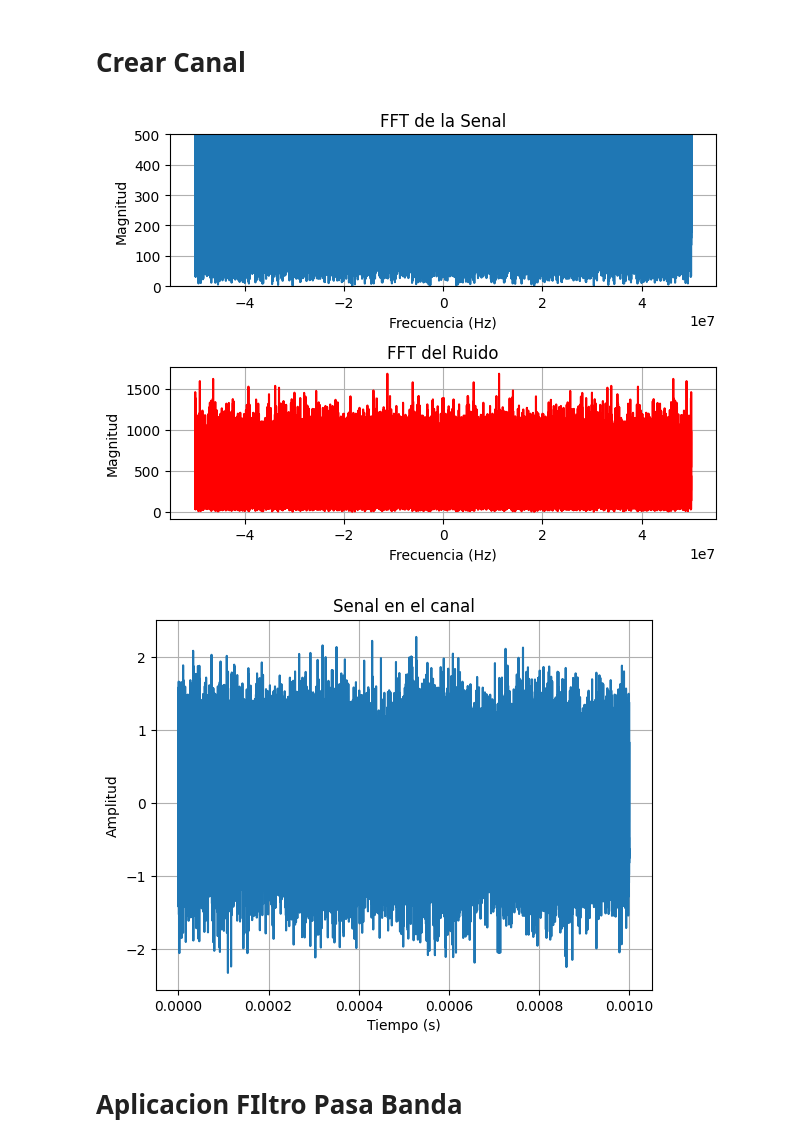
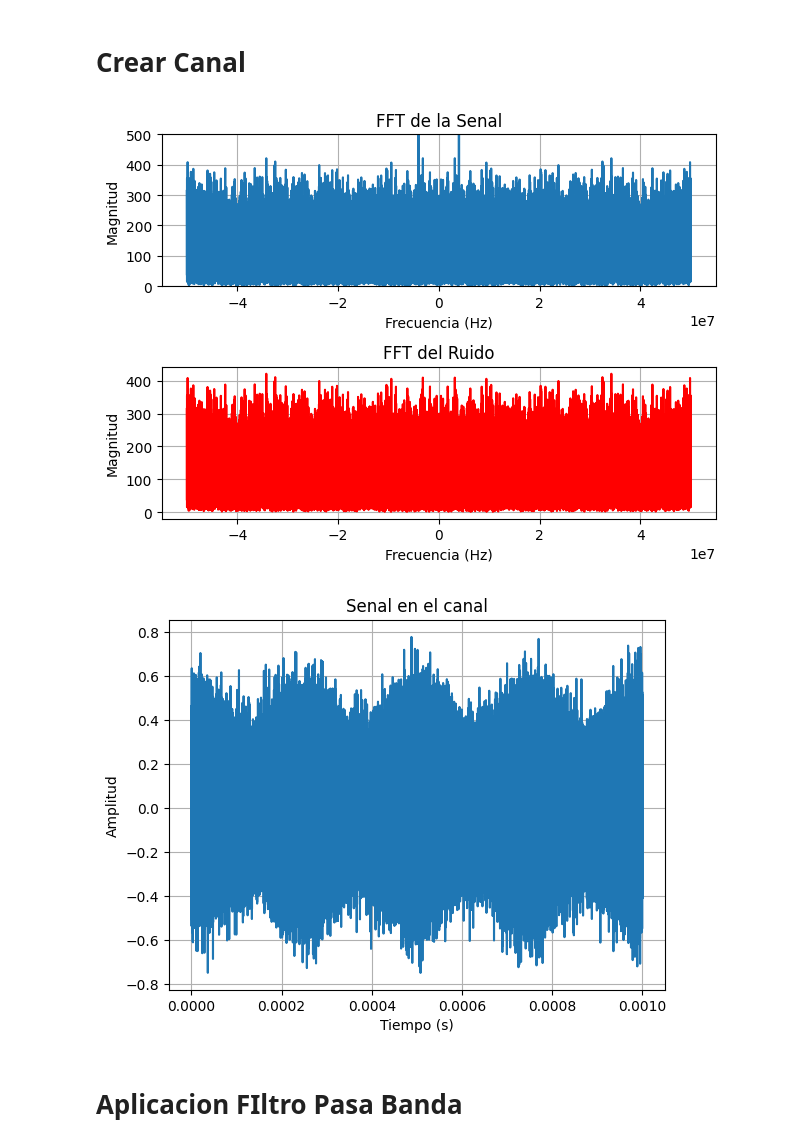
Before and after one commit to jbcgames/Laboratorio_1_Procesamiento, a Jupyter notebook: Proyecto_modulacion_2.ipynb, the cells around one changed output. Drawn from its saved outputs; the diff is of its cells as text; code cells hidden in the pictures.

```diff
--- a/Proyecto_modulacion_2.ipynb
+++ b/Proyecto_modulacion_2.ipynb
@@ -33,9 +33,15 @@ def señal_cuadrada(f, A, duracion=None):
     return t, x
 # Prueba de senal cuadrada
 
-f2 = 4000      # frecuencia de la senal
+def señal_cosenoidal(f, A=1):
+    x = A * numpy.cos(2 * numpy.pi * f * t )
+    return t, x
+# Definir fs para coincidir con la informacion
+
+f2 = 4000     # frecuencia de la senal
 A2 = 0.5      # amplitud de la senal
 t2, x2 = señal_cuadrada(f2, A2, 0.01)
+t2, x2 = señal_cosenoidal(f2, A2)
 t_Codificacion = t2
 x_Codificacion = x2
 plt.figure()
@@ -144,36 +150,36 @@ def agregar_ruido_gaussiano(x, snr_db):
     plt.plot(f, numpy.abs(X), label='Senal')
     plt.title('FFT de la Senal')
     plt.xlabel('Frecuencia (Hz)')
     plt.ylabel('Magnitud')
     plt.ylim(0, 500)
     plt.grid()
     plt.subplot(2,1,2)
     plt.plot(f_ruido, numpy.abs(R), label='Ruido', color='red')
     plt.title('FFT del Ruido')
     plt.xlabel('Frecuencia (Hz)')
     plt.ylabel('Magnitud')
     plt.grid()
     plt.tight_layout()
     plt.show()
     return x_ruidosa
 # Prueba de canal
 fc = 4e6
 #aplicar el canal a la señal con codificacion unipolar
-x_canal = crear_canal(X_modulada, fs, fc, atenuacion_db= -10 , snr_db=-6)
+x_canal = crear_canal(X_modulada, fs, fc, atenuacion_db= -10 , snr_db=2)
 t_canal = t
 plt.figure()
 longitud=int(len(t)/50)
 tempo=625
 plt.plot(t_canal,x_canal, label='Senal en el canal')
 plt.title('Senal en el canal')
 
 plt.xlabel('Tiempo (s)')
 plt.ylabel('Amplitud')
 plt.grid()
 plt.show()
 # %% [output]
-[figure, old version]
+[figure, new version]
-[figure, old version]
+[figure, new version]
 # %% [markdown]
 # Aplicacion FIltro Pasa Banda
 # %%
```
Also changed, not shown: parts of 5 cells of this notebook, 4 other files.
